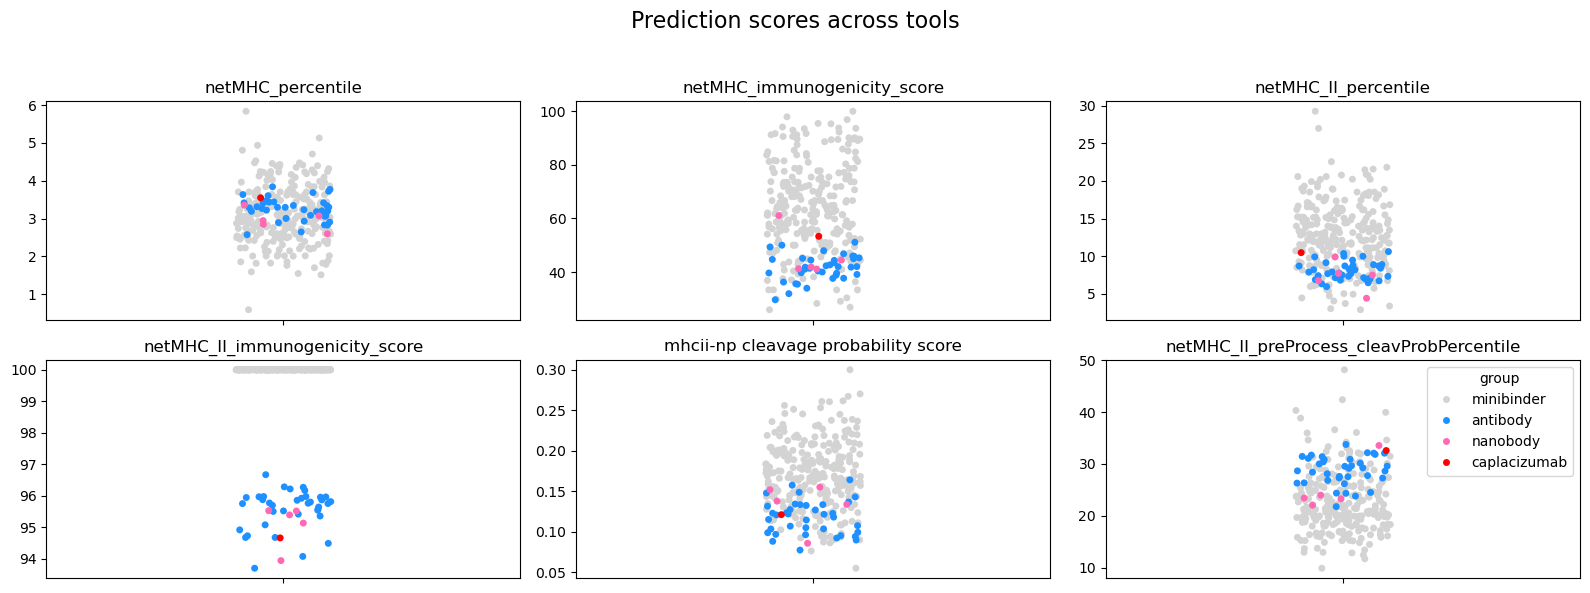
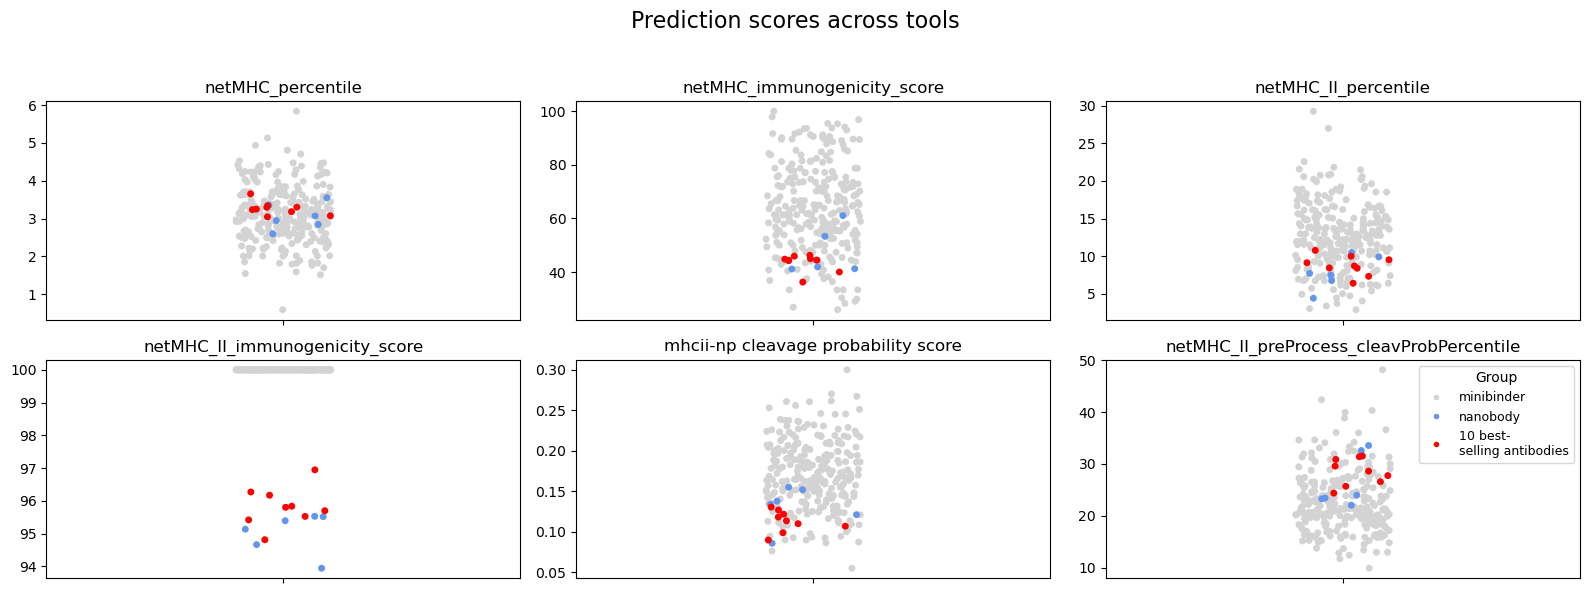
Unified diff of the notebook cell whose output changed from the first chart to the second:
--- before
+++ after
@@ -1,9 +1,4 @@
 # create a category for coloring
 prediction_scores['group'] = 'minibinder'
-
-prediction_scores.loc[
-    prediction_scores['antibody'].isin(antibody_scores['antibody']),
-    'group'
-] = 'antibody'
 
 prediction_scores.loc[
@@ -13,15 +8,12 @@
 
 prediction_scores.loc[
-    prediction_scores['antibody'] == 'Caplacizumab',
+    prediction_scores['antibody'].isin(antibodies_10_best_selling['antibody']),
     'group'
-] = 'caplacizumab'
-
-
+] = '10 best-\nselling antibodies'
 
 palette = {
     'minibinder': 'lightgray',
-    'antibody': 'dodgerblue',
-    'nanobody': 'hotpink',
-    'caplacizumab': 'red'
+    'nanobody': 'cornflowerblue',
+    '10 best-\nselling antibodies': 'red'
 }
 
@@ -44,10 +36,16 @@
     ax.set_title(col_name)
     ax.set_ylabel('')
-    # remove all but first legend
+
+    # remove all but last legend
     if j != 5:
         ax.legend_.remove()  
+    else:
+        ax.legend(
+            title='Group',
+            fontsize=9,
+            title_fontsize=10,
+            markerscale=0.8
+        )
 
-# clean up legend title
-#axes[0].legend(title='Group')
 
 fig.suptitle("Prediction scores across tools", fontsize=16)

Commit: todays updates